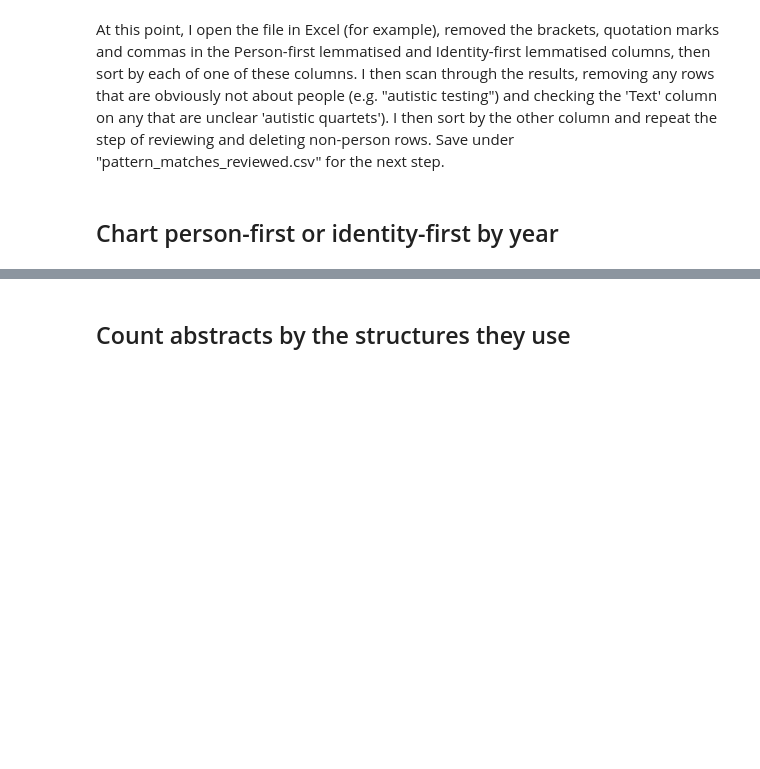
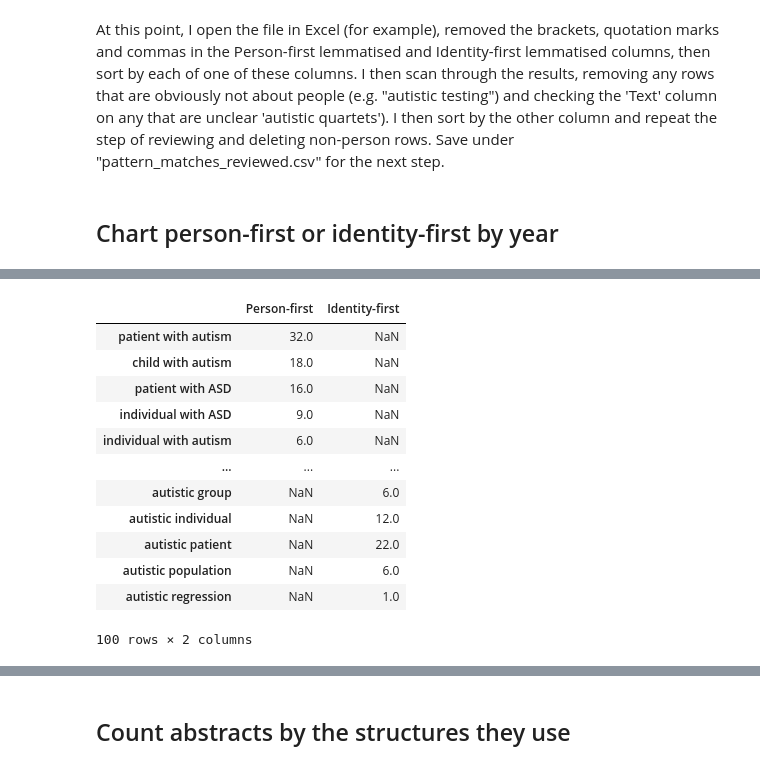
Before and after one commit to UKDataServiceOpen/Person_Identy_First_Language, a Jupyter notebook: 2023_Second_analysis/code/3_Pattern_matching.ipynb, the cells around one changed output, grey strips where cells are left out. Drawn from its saved outputs; the diff is of its cells as text; code cells hidden in the pictures; blank space fills up the shorter version.

```diff
--- a/2023_Second_analysis/code/3_Pattern_matching.ipynb
+++ b/2023_Second_analysis/code/3_Pattern_matching.ipynb
@@ -390,6 +436,20 @@ print(len(identity_examples))
 # %%
 person_identity_examples=pd.concat([person_examples,identity_examples],axis=1)
 # %%
-person_identity_examples.sort_values(by=['Person-first'], ascending=False).head(10)
+person_identity_examples.sort_values(by=['Person-first'], ascending=False).head(100)
+# %% [output]
+|  | Person-first | Identity-first |
+| patient with autism | 32.0 | NaN |
+| child with autism | 18.0 | NaN |
+| patient with ASD | 16.0 | NaN |
+| individual with ASD | 9.0 | NaN |
+| individual with autism | 6.0 | NaN |
+| ... | ... | ... |
+| autistic group | NaN | 6.0 |
+| autistic individual | NaN | 12.0 |
+| autistic patient | NaN | 22.0 |
+| autistic population | NaN | 6.0 |
+| autistic regression | NaN | 1.0 |
+100 rows × 2 columns
 # %%
 person_identity_examples.sort_values(by=['Identity-first'], ascending=False).head(10)
```
Also changed, not shown: parts of 35 cells of this notebook, 8 other files.
